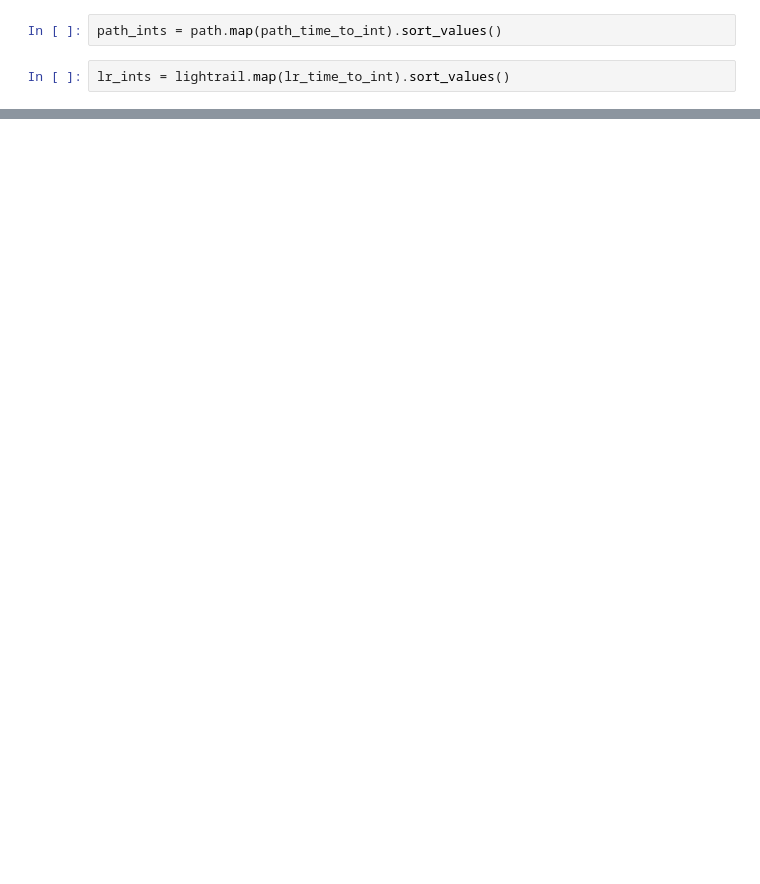
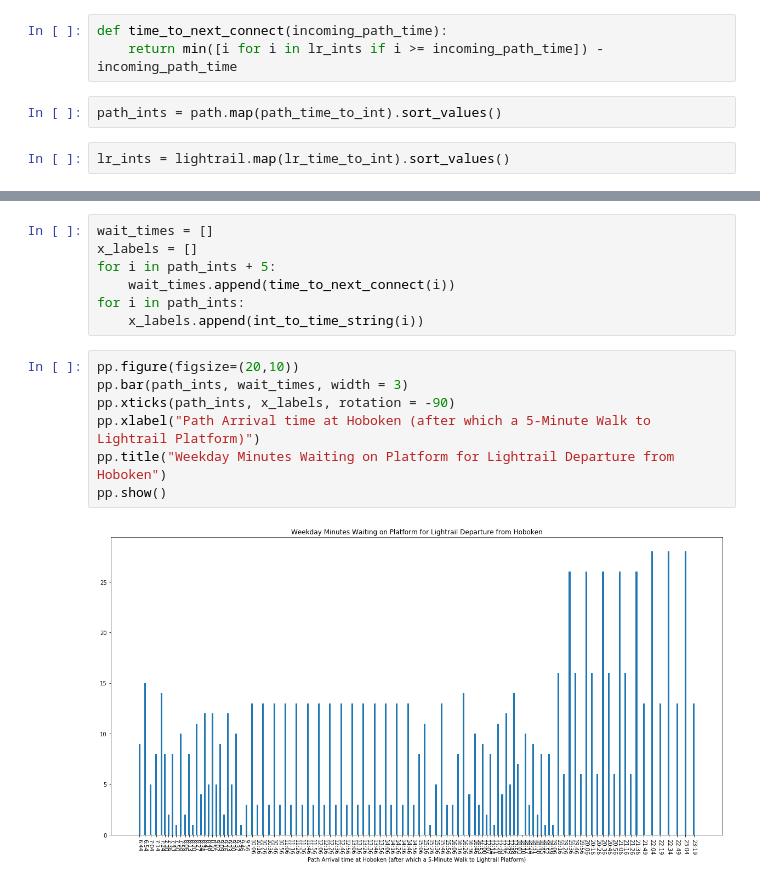
Before and after one commit to davidmasse/blog-lightrail-path, a Jupyter notebook: Untitled.ipynb, the cells around one changed output, grey strips where cells are left out. Drawn from its saved outputs; the diff is of its cells as text; blank space fills up the shorter version.

```diff
--- a/Untitled.ipynb
+++ b/Untitled.ipynb
@@ -91,3 +39,6 @@ SyntaxError: invalid syntax (<ipython-input-27-5ced2cda485b>, line 1)
+# %%
+def time_to_next_connect(incoming_path_time):
+    return min([i for i in lr_ints if i >= incoming_path_time]) - incoming_path_time
 # %%
 path_ints = path.map(path_time_to_int).sort_values()
 # %%
@@ -162,0 +62,16 @@ path[10]
+# %%
+wait_times = []
+x_labels = []
+for i in path_ints + 5:
+    wait_times.append(time_to_next_connect(i))
+for i in path_ints:
+    x_labels.append(int_to_time_string(i))
+# %%
+pp.figure(figsize=(20,10))
+pp.bar(path_ints, wait_times, width = 3)
+pp.xticks(path_ints, x_labels, rotation = -90)
+pp.xlabel("Path Arrival time at Hoboken (after which a 5-Minute Walk to Lightrail Platform)")
+pp.title("Weekday Minutes Waiting on Platform for Lightrail Departure from Hoboken")
+pp.show()
+# %% [output]
+[figure, added]
```
Also changed, not shown: parts of 17 cells of this notebook, 1 other file.
